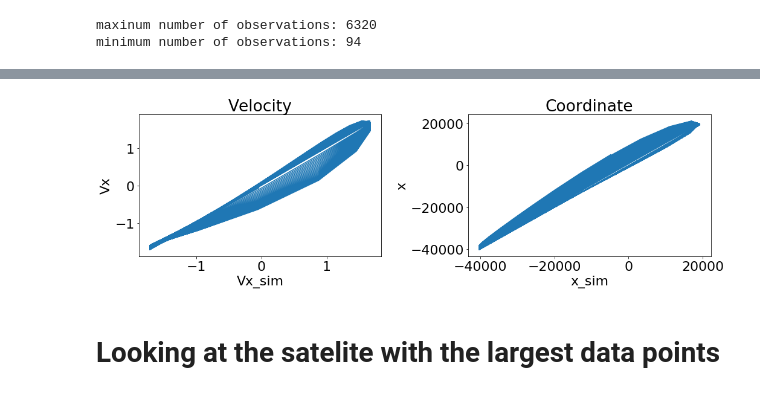
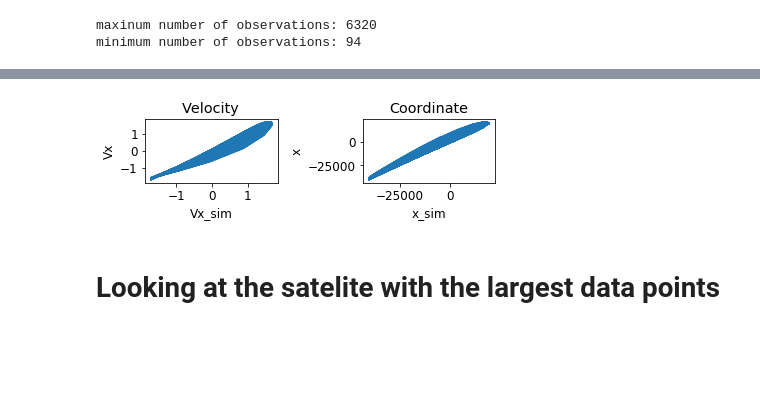
Before and after one commit to Mixanik-43/IDAO-2020, a Jupyter notebook: EDA_Tanya.ipynb, the cells around one changed output, grey strips where cells are left out. Saved outputs shown, nothing was run; the diff lists cells and outputs as text; code cells hidden in the pictures; blank space fills up the shorter version.

```diff
--- a/EDA_Tanya.ipynb
+++ b/EDA_Tanya.ipynb
@@ -3,7 +3,7 @@ import pandas as pd
 import numpy as np
 import matplotlib.pyplot as plt
 %matplotlib inline
-plt.rcParams.update({'font.size': 18})
+plt.rcParams.update({'font.size': 12})
 # %% [markdown]
 ## Summary
 
@@ -90,19 +57,19 @@ Text(0, 0.5, 'Vx')
 # %%
 # let us look at a single satelite
 data_sat = data[data.sat_id == 300]
 
-f, (ax1, ax2) = plt.subplots(1, 2, figsize=(15,5), linewidth = 0.1)
+f, (ax1, ax2) = plt.subplots(1, 2, figsize=(6,2), linewidth = 0.1)
 ax1.plot(data_sat.Vx_sim,data_sat.Vx)
 ax1.set_title("Velocity")
 ax1.set_xlabel("Vx_sim")
 ax1.set_ylabel("Vx")
 ax2.plot(data_sat.x_sim,data_sat.x)
 ax2.set_title("Coordinate")
 ax2.set_xlabel("x_sim")
 ax2.set_ylabel("x")
 plt.tight_layout()
 # %% [output]
-[figure, old version]
+[figure, new version]
 # %% [markdown]
 # Looking at the satelite with the largest data points
 # %%
```
Also changed, not shown: parts of 38 cells of this notebook, 2 other files.
